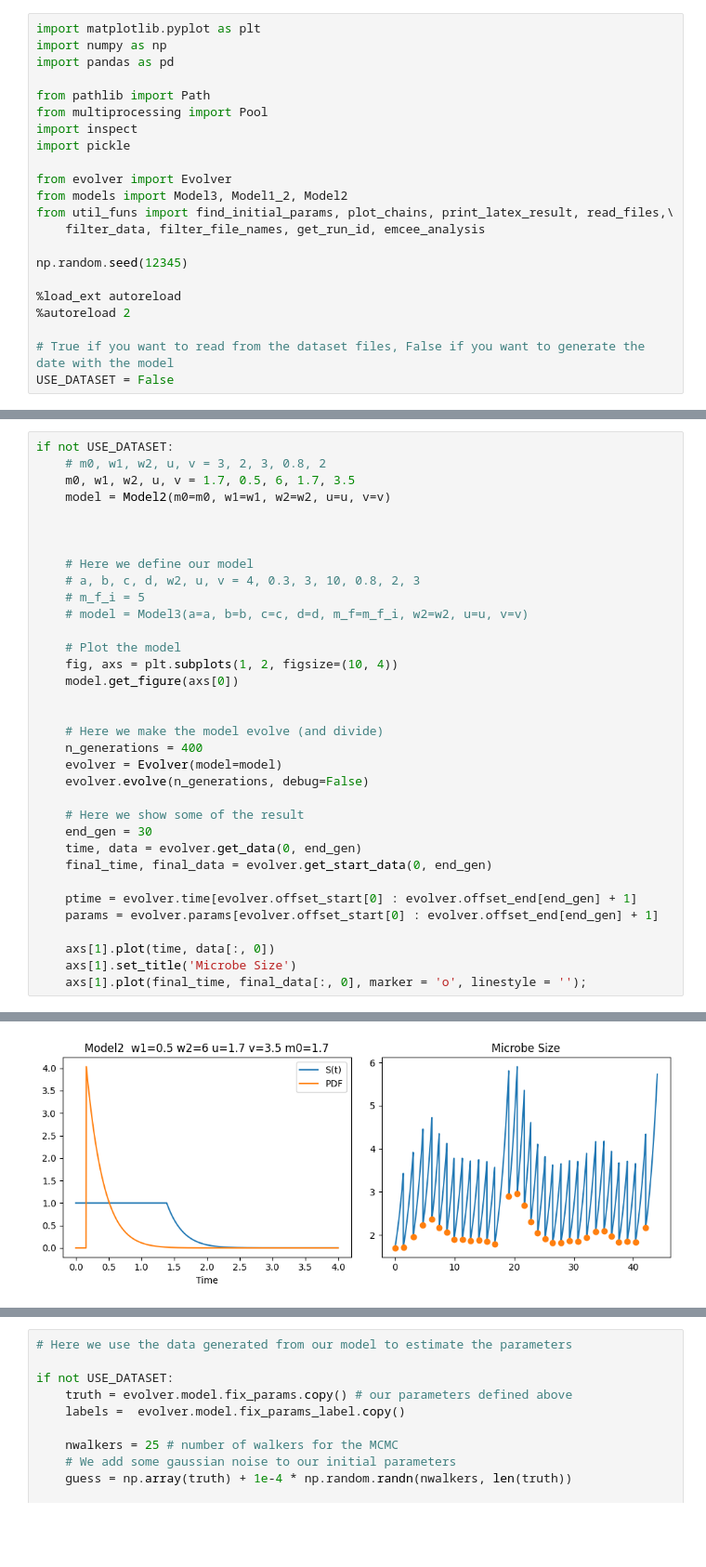
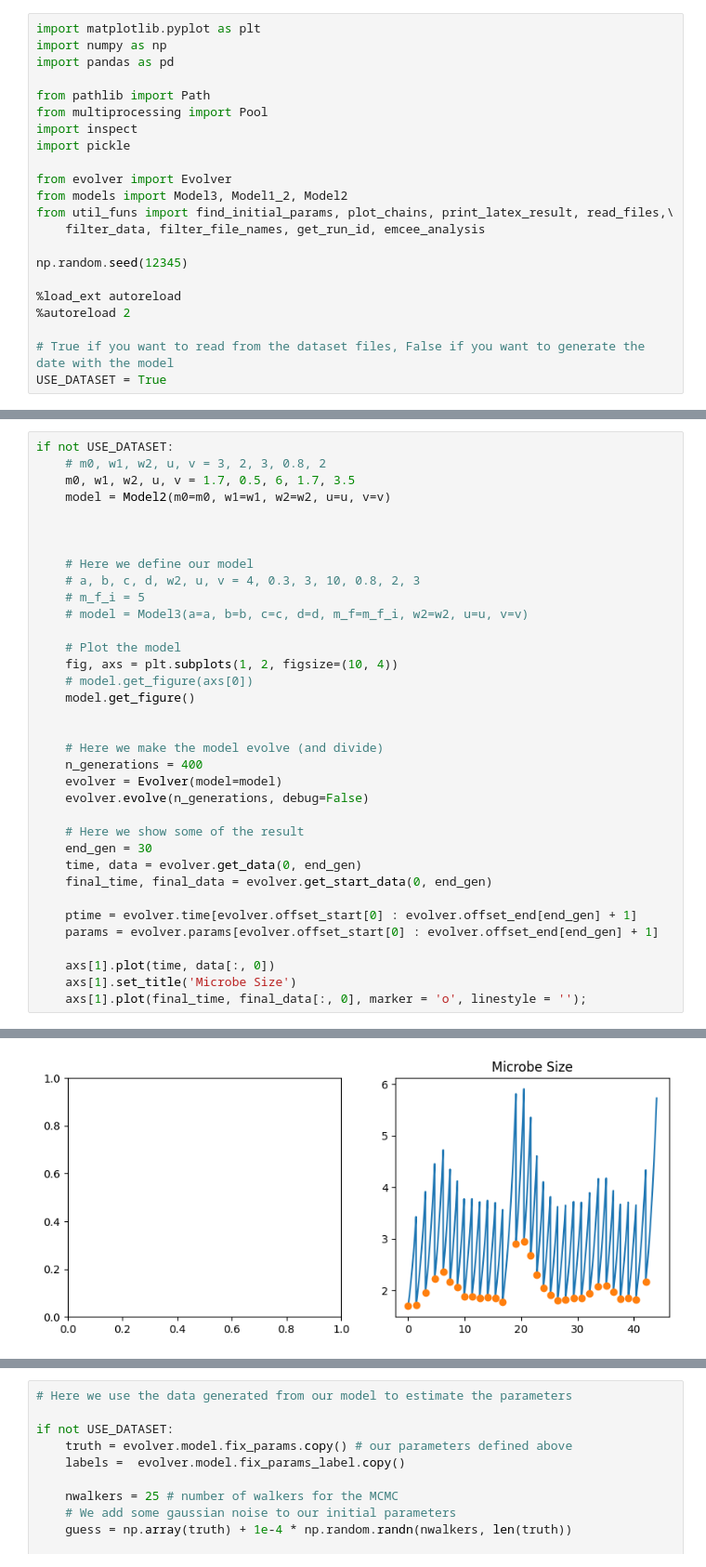
Before and after one commit to EmanueleSarte/microbial_growth, a Jupyter notebook: project_model2.ipynb, the cells around one changed output, grey strips where cells are left out. Shown at 93% size. Drawn from its saved outputs; the diff is of its cells as text; blank space fills up the shorter version.

Commit message:
Fixed project_model2 with ermanno

```diff
--- a/project_model2.ipynb
+++ b/project_model2.ipynb
@@ -19,4 +19,4 @@ np.random.seed(12345)
 %autoreload 2
 
 # True if you want to read from the dataset files, False if you want to generate the date with the model
-USE_DATASET = False
+USE_DATASET = True
@@ -28,32 +31,33 @@ if not USE_DATASET:
 
 
 
     # Here we define our model
     # a, b, c, d, w2, u, v = 4, 0.3, 3, 10, 0.8, 2, 3
     # m_f_i = 5
     # model = Model3(a=a, b=b, c=c, d=d, m_f=m_f_i, w2=w2, u=u, v=v)
 
     # Plot the model
     fig, axs = plt.subplots(1, 2, figsize=(10, 4))
-    model.get_figure(axs[0])
+    # model.get_figure(axs[0])
+    model.get_figure()
 
 
     # Here we make the model evolve (and divide)
     n_generations = 400
     evolver = Evolver(model=model)
     evolver.evolve(n_generations, debug=False)
 
     # Here we show some of the result
     end_gen = 30
     time, data = evolver.get_data(0, end_gen)
     final_time, final_data = evolver.get_start_data(0, end_gen)
 
     ptime = evolver.time[evolver.offset_start[0] : evolver.offset_end[end_gen] + 1]
     params = evolver.params[evolver.offset_start[0] : evolver.offset_end[end_gen] + 1]
 
     axs[1].plot(time, data[:, 0])
     axs[1].set_title('Microbe Size')
     axs[1].plot(final_time, final_data[:, 0], marker = 'o', linestyle = '');
 # %% [output]
 Best time range is [0, 4]
-[figure, old version]
+[figure, new version]
```
Also changed, not shown: parts of 3 cells of this notebook, 2 other files.
